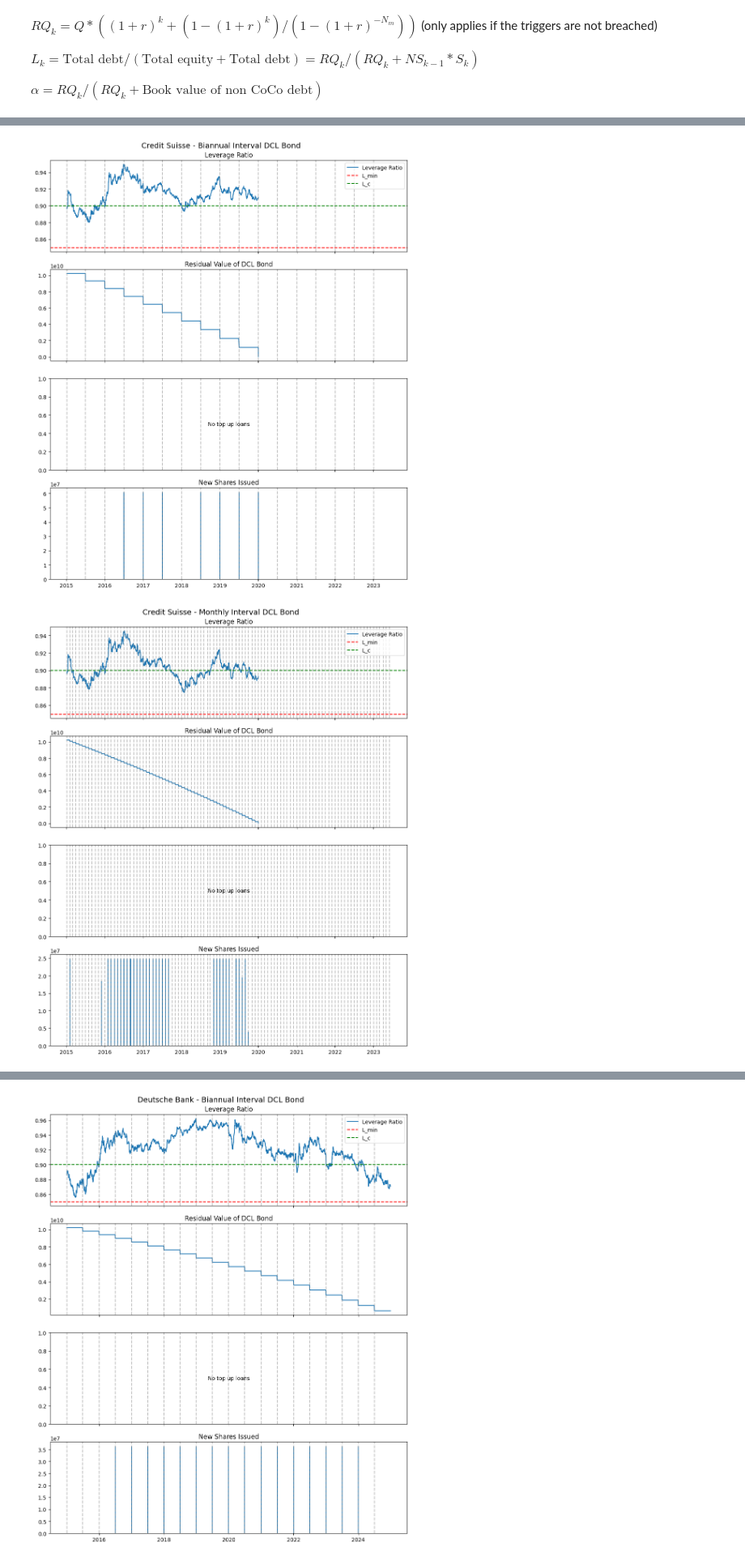
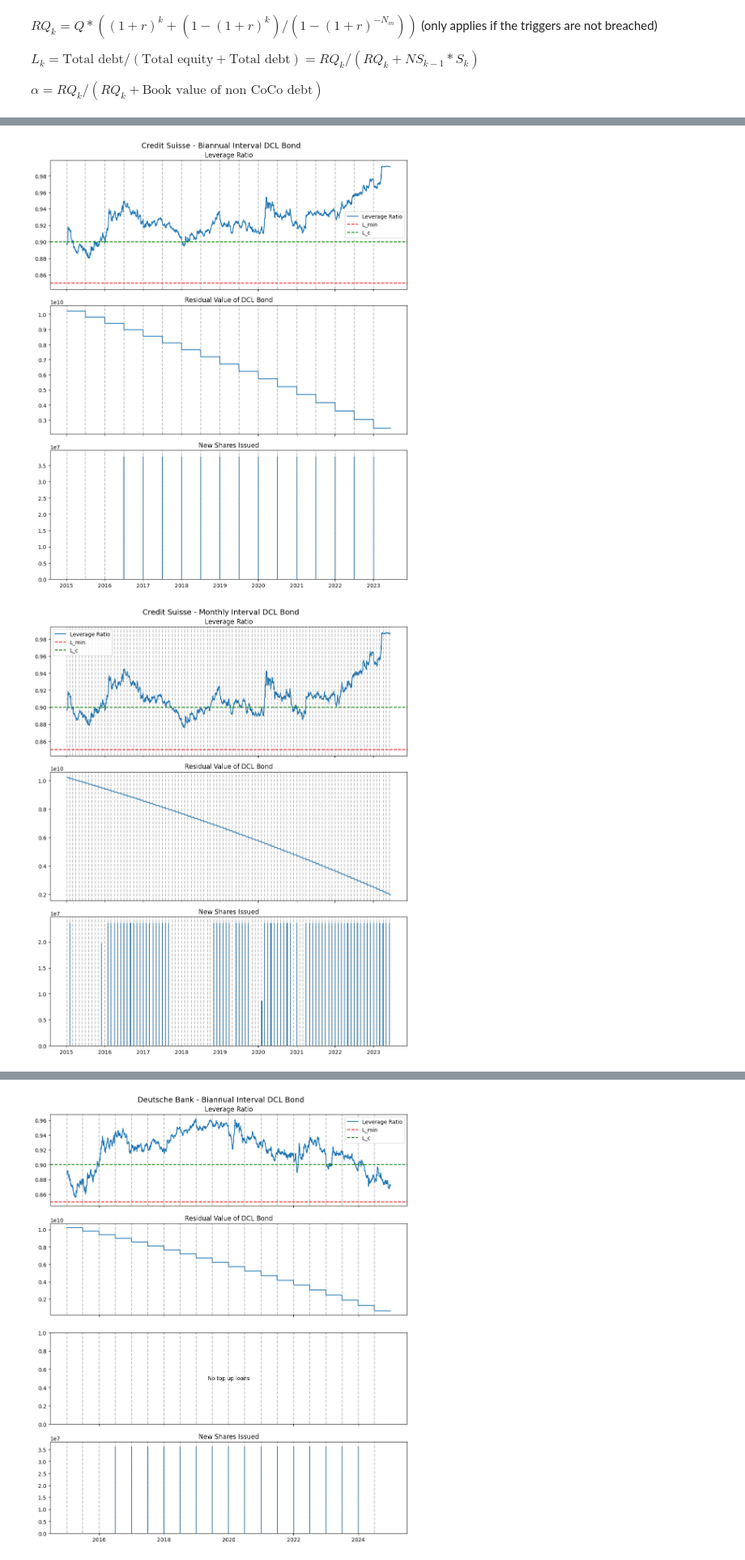
Before and after one commit to steinarb1234/DCL_coco_bond, a Jupyter notebook: main.ipynb, the cells around one changed output, grey strips where cells are left out. Shown at 81% size. Drawn from its saved outputs; the diff is of its cells as text; code cells hidden in the pictures.

Commit message:
progress graphing for the thesis

```diff
--- a/main.ipynb
+++ b/main.ipynb
@@ -167,7 +166,7 @@ class DCL_Bond:
             year_offset = (dates.year - base_year)
             return year_offset, year_offset
 
-        elif self.freq == 'No DCL Bond':
+        elif self.freq == 0: # No DCL (no rebalancing)
             return np.zeros(len(dates)), np.zeros(len(dates))
 
         else:
@@ -187,7 +186,7 @@ class DCL_Bond:
         self.dcl_data['k']      = k_array
 
         # Conversion constant for period number to year
-        if type(self.freq) == str and self.freq == 'No DCL Bond':
+        if self.freq == 0:
             period_to_years = 99999
         else:
             period_to_years = 1 / self.freq
@@ -201,6 +200,7 @@ class DCL_Bond:
         self.dcl_data['RQ_k']               = np.nan
         self.dcl_data['alpha_k']              = np.nan
         # self.dcl_data['Leverage ratio']     = np.nan
+        self.dcl_data['Payment size'] = 0
 
         all_dates = self.dcl_data.index
         for idx, day in enumerate(all_dates):
@@ -235,7 +235,8 @@ class DCL_Bond:
 
 
             # TODO: Check for correctness (T_years * freq ?)
-            self.dcl_data.loc[day, 'Payment size'] = self.r * self.dcl_data.loc[day, 'Q'] / (1 - (1 + self.r)**(-self.T_years * self.freq))
+            if self.freq != 0:
+                self.dcl_data.loc[day, 'Payment size'] = self.r * self.dcl_data.loc[day, 'Q'] / (1 - (1 + self.r)**(-self.T_years * self.freq))
             # We only rebalance once per "period" change under freq.
             # For example, if freq='monthly', this triggers once a new month starts.
             if self.dcl_data.loc[day, 'period'] != self.dcl_data.loc[previous_day, 'period']:
@@ -331,7 +332,7 @@ cs_dcl_daily = DCL_Bond(
     L_c        = cs_L_c,                # Critical leverage ratio
     S_p        = "initial share price", # Conversion price
     r          = cs_r,                  # Risk free rate TODO: change to timeseries?
-    T_years    = 5,                    # Number of years to maturity for DCL bonds
+    T_years    = 10,                    # Number of years to maturity for DCL bonds
     freq       = 365,               # Frequency of interest payments and leverage considerations
 )
 
@@ -343,7 +344,7 @@ cs_dcl_monthly = DCL_Bond(
     L_c        = cs_L_c,                # Critical leverage ratio
     S_p        = "initial share price", # Conversion price
     r          = cs_r,                  # Risk free rate TODO: change to timeseries?
-    T_years    = 5,                    # Number of years to maturity for DCL bonds
+    T_years    = 10,                    # Number of years to maturity for DCL bonds
     freq       = 12,             # Frequency of interest payments and leverage considerations
 )
 
@@ -355,7 +356,7 @@ cs_dcl_biannual = DCL_Bond(
     L_c        = cs_L_c,                # Critical leverage ratio
     S_p        = "initial share price", # Conversion price
     r          = cs_r,                  # Risk free rate TODO: change to timeseries?
-    T_years    = 5,                    # Number of years to maturity for DCL bonds
+    T_years    = 10,                    # Number of years to maturity for DCL bonds
     freq       = 2,            # Frequency of interest payments and leverage considerations
 ) # TODO: bi-annual
 
@@ -367,10 +368,11 @@ cs_dcl_yearly = DCL_Bond(
     L_c        = cs_L_c,                # Critical leverage ratio
     S_p        = "initial share price", # Conversion price
     r          = cs_r,                  # Risk free rate TODO: change to timeseries?
-    T_years    = 5,                    # Number of years to maturity for DCL bonds
+    T_years    = 10,                    # Number of years to maturity for DCL bonds
     freq       = 1,              # Frequency of interest payments and leverage considerations
 )
 
+# No DCL bond, freq = 0
 cs_no_dcl = DCL_Bond(
     name       = "Credit Suisse",
     ticker_ric = "CSGN.S^F23",          # Reuters Intrument Code (RIC) for the ticker
@@ -379,8 +381,8 @@ cs_no_dcl = DCL_Bond(
     L_c        = cs_L_c,                # Critical leverage ratio
     S_p        = "initial share price", # Conversion price
     r          = cs_r,                  # Risk free rate TODO: change to timeseries?
-    T_years    = 5,                    # Number of years to maturity for DCL bonds
-    freq       = 'No DCL Bond',         # Frequency of interest payments and leverage considerations
+    T_years    = 10,                    # Number of years to maturity for DCL bonds
+    freq       = 0,         # Frequency of interest payments and leverage considerations
 )
 
 # TODO: Compare different S_p values
@@ -451,7 +449,7 @@ def plot_results(dcl_bond: DCL_Bond, title: str) -> None:
     Plot the results.
     """
 
-    fig, ax = plt.subplots(4, 1, sharex=True, figsize=(10,12))
+    fig, ax = plt.subplots(3, 1, sharex=True, figsize=(10,12))
     fig.suptitle(title, fontsize=14)
     i = 0
 
@@ -493,13 +491,13 @@ def plot_results(dcl_bond: DCL_Bond, title: str) -> None:
     # ------------------------------------------------------------------
     # 4) New Debt Issued
     # ------------------------------------------------------------------
-    if dcl_bond.results['Top up loan'].sum() > 0:
-        ax[i].bar(dcl_bond.results.index, dcl_bond.results['Top up loan'], label='Top up loan', width=8)
-        ax[i].set_title('Top up loan')
-        # ax[i].legend(loc='best')
-    else:
-        ax[i].text(0.5, 0.5, 'No top up loans', ha='center', va='center', transform=ax[i].transAxes)
-    i += 1
+    # if dcl_bond.results['Top up loan'].sum() > 0:
+    #     ax[i].bar(dcl_bond.results.index, dcl_bond.results['Top up loan'], label='Top up loan', width=8)
+    #     ax[i].set_title('Top up loan')
+    #     # ax[i].legend(loc='best')
+    # else:
+    #     ax[i].text(0.5, 0.5, 'No top up loans', ha='center', va='center', transform=ax[i].transAxes)
+    # i += 1
 
     # ------------------------------------------------------------------
     # 5) New Shares Issued
@@ -539,2 +537,2 @@ plot_results(cs_dcl_daily, title="Credit Suisse - Daily Interval DCL Bond")
-[figure, old version]
+[figure, new version]
-[figure, old version]
+[figure, new version]
```
Also changed, not shown: parts of 6 cells of this notebook, 14 other files.
